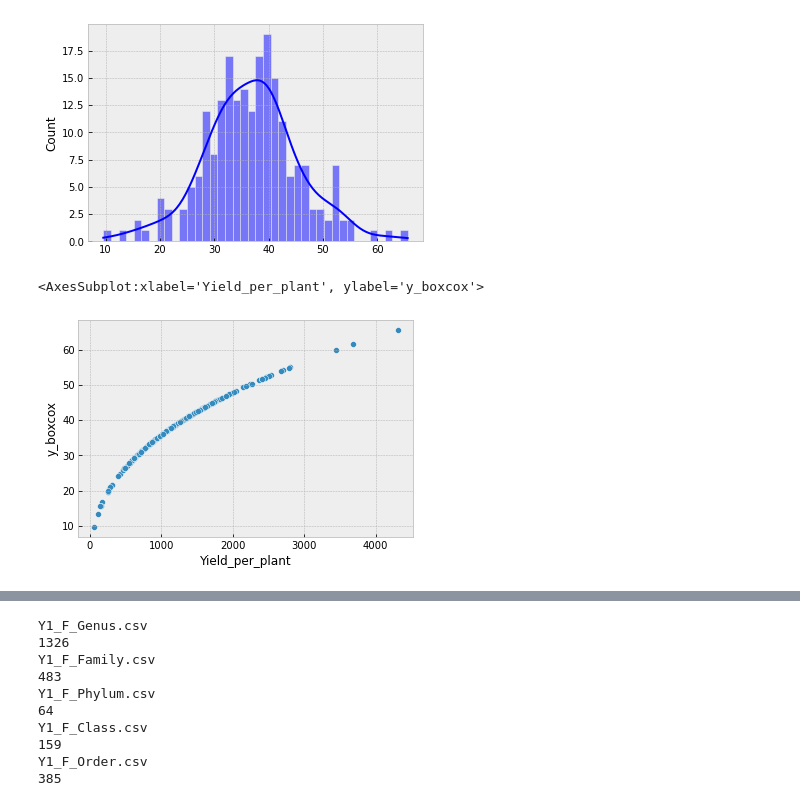
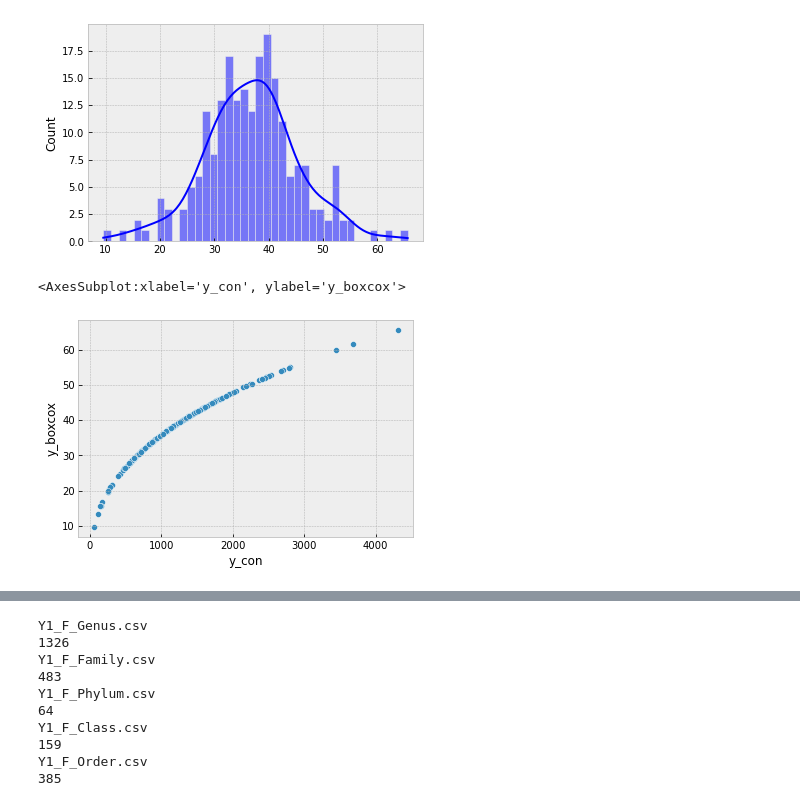
Before and after one commit to solislemuslab/soil-microbiome-nn, a Jupyter notebook: pythoncode/soil-nn-visualization.ipynb, the cells around one changed output, grey strips where cells are left out. Cells and saved outputs as stored; diff of their text form; code cells hidden in the pictures.

Commit message:
updated python notebooks

```diff
--- a/pythoncode/soil-nn-visualization.ipynb
+++ b/pythoncode/soil-nn-visualization.ipynb
@@ -10,10 +10,11 @@ import os
 # %% [markdown]
 # DATA Count  OTU
 # %%
-df1=pd.read_csv("/Users/rosa/Desktop/ALLWork/Madison/Project/Soil-nn/Code/pythoncode/Main Data Files/binary-data.csv")
+df1=pd.read_csv("/Users/rosa/Desktop/ALLWork/Madison/Project/Soil-nn/Code/pythoncode/Main Data Files/binary-data_Yield_per_plant.csv")
 df1=df1[['Link_ID','Yield_per_plant']]
 df2 = pd.read_csv('/Users/rosa/Desktop/ALLWork/Madison/Project/Soil-nn/Code/pythoncode/Main Data Files/metadata.csv')
 df2 = df2[['Unnamed: 0', 'Yield_per_plant']]
-df2.rename(columns={'Unnamed: 0':'Link_ID'}, inplace=True)
+df2.rename(columns={'Unnamed: 0':'Link_ID','Yield_per_plant':'y_con'}, inplace=True)
 df1.rename(columns={'Yield_per_plant':"y_binary"}, inplace=True)
-response=pd.merge(df1, df2, on='Link_ID')
+
+response=pd.merge( df2, df1,on='Link_ID')
@@ -33,7 +53,7 @@ plt.savefig('/Users/rosa/Desktop/ALLWork/Madison/Project/Soil-nn/Report/visualiz
 # %% [output]
 [figure]
 # %%
-fitted_y, fitted_lambda = stats.boxcox(response['Yield_per_plant'])
+fitted_y, fitted_lambda = stats.boxcox(response['y_con'])
 sns.histplot(fitted_y,bins=40, kde=True)
 print(fitted_lambda)
 # %% [output]
@@ -42,7 +62,7 @@ print(fitted_lambda)
 # %%
 response['y_boxcox'] = fitted_y
 # %%
-sns.scatterplot(response['Yield_per_plant'], response['y_boxcox'])
+sns.scatterplot(response['y_con'], response['y_boxcox'])
 # %% [output]
-<AxesSubplot:xlabel='Yield_per_plant', ylabel='y_boxcox'>
+<AxesSubplot:xlabel='y_con', ylabel='y_boxcox'>
-[figure, old version]
+[figure, new version]
```
Also changed, not shown: parts of 26 cells of this notebook, 4 other files.
